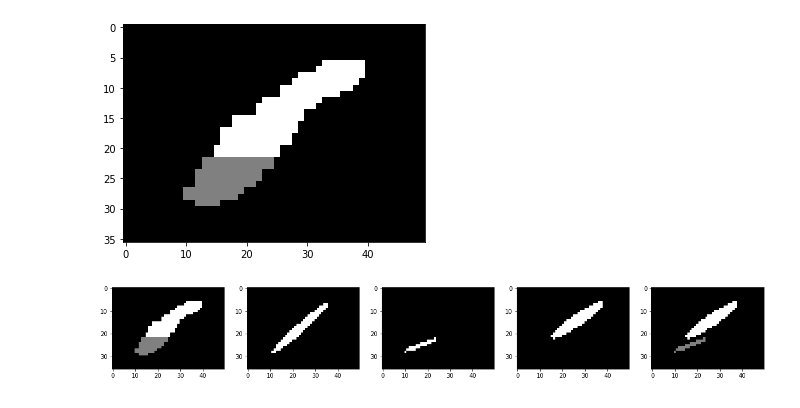
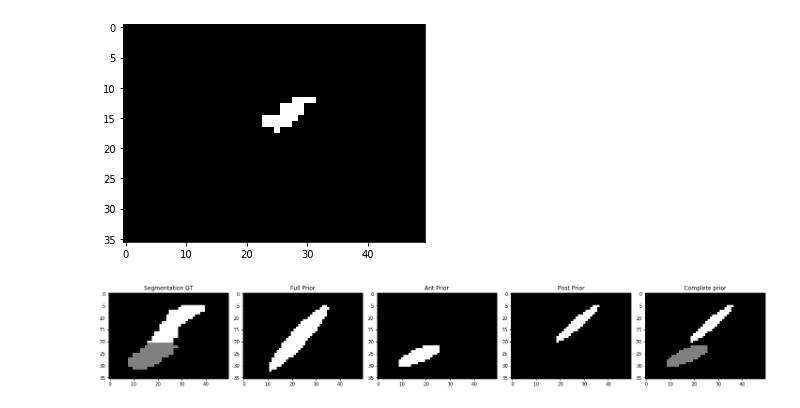
Before and after one commit to rahuljroy/Annotation_Eff_MedImgSeg, a Jupyter notebook: notebooks/Shape_prior_generation.ipynb, the cells around one changed output. Cells and saved outputs as stored; diff of their text form; code cells hidden in the pictures.

Commit message:
Adding shape prior files

```diff
--- a/notebooks/Shape_prior_generation.ipynb
+++ b/notebooks/Shape_prior_generation.ipynb
@@ -18,13 +18,13 @@ img = np.load(main_path+'imagesTr/'+img_files[0])
 seg = np.load(main_path+'labelsTr/'+seg_files[0])
 # %%
 img_slice = img[:,:,5]
-seg_slice = seg[:,:,14]
+seg_slice = seg[:,:,8]
 # seg_slice[seg_slice==2] = 0
 plt.imshow(img_slice, cmap='gray')
 plt.imshow(seg_slice, cmap='gray')
 plt.show()
 # %% [output]
-[figure, old version]
+[figure, new version]
 # %%
 def dotproduct(v1, v2):
     return np.abs(np.dot(v1, v2))
@@ -139,12 +160,22 @@ def get_all_priors(seg_slice):
     return full_prior, left_prior, right_prior, left_right_prior
 # %%
-full_prior, left_prior, right_prior, left_right_prior = get_all_priors(seg_slice)
-fig = plt.figure(figsize=(20,5))
-plt.subplot(1,5,1).imshow(seg_slice, cmap='gray')
-plt.subplot(1,5,2).imshow(full_prior, cmap='gray')
-plt.subplot(1,5,3).imshow(left_prior, cmap='gray')
-plt.subplot(1,5,4).imshow(right_prior, cmap='gray')
-plt.subplot(1,5,5).imshow(left_right_prior, cmap='gray')
-plt.show()
+def plot_priors(full_prior, left_prior, right_prior, left_right_prior):
+    fig = plt.figure(figsize=(20,5))
+    plt.subplot(1,5,1).imshow(seg_slice, cmap='gray')
+    plt.subplot(1,5,1).set_title('Segmentation GT')
+    plt.subplot(1,5,2).imshow(full_prior, cmap='gray')
+    plt.subplot(1,5,2).set_title('Full Prior')
+    plt.subplot(1,5,3).imshow(left_prior, cmap='gray')
+    plt.subplot(1,5,3).set_title('Ant Prior')
+    plt.subplot(1,5,4).imshow(right_prior, cmap='gray')
+    plt.subplot(1,5,4).set_title('Post Prior')
+    plt.subplot(1,5,5).imshow(left_right_prior, cmap='gray')
+    plt.subplot(1,5,5).set_title('Complete prior')
+    plt.tight_layout()
+    plt.show()
-# %% [output]
-[figure, removed]
+# %%
+seg_slice = seg[:,:,15]
+full_prior, left_prior, right_prior, left_right_prior = get_all_priors(seg_slice, 3)
+plot_priors(full_prior, left_prior, right_prior, left_right_prior)
+# %% [output]
+[figure, added]
```
Also changed, not shown: parts of 3 cells of this notebook, 2 other files.
